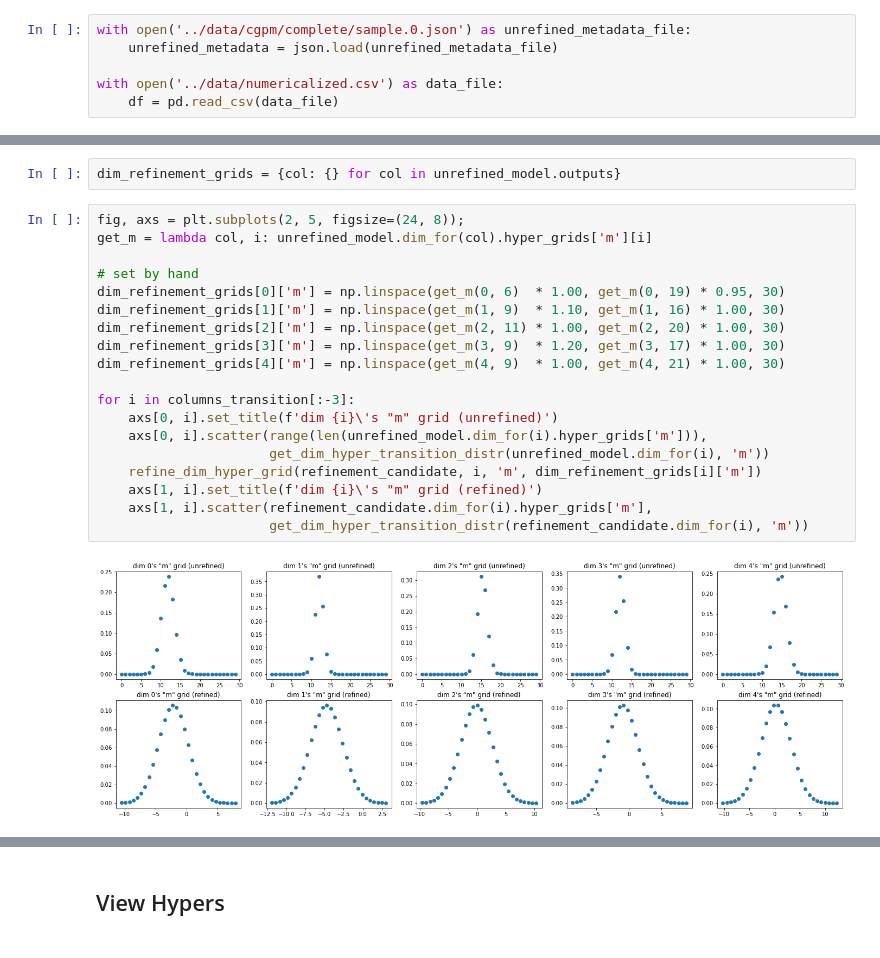
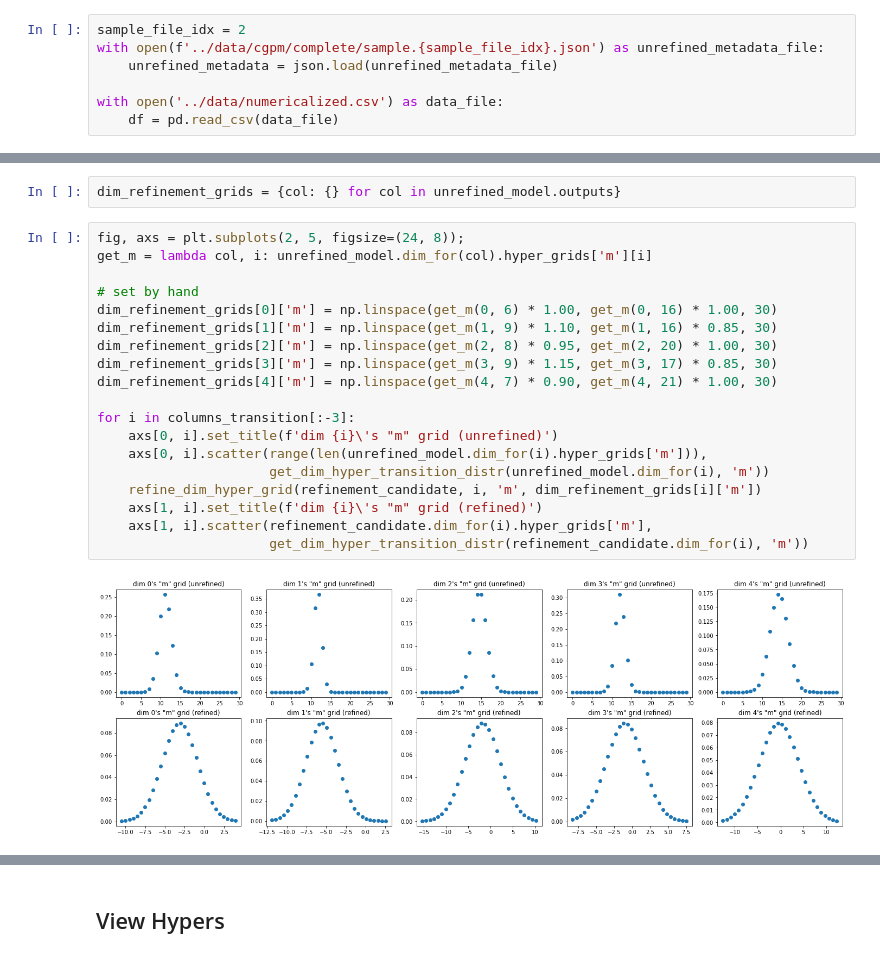
Before and after one commit to ChiSym/GenSQL.structure-learning, a Jupyter notebook: notebooks/manual-hyper-grid-refinement.ipynb, the cells around one changed output, grey strips where cells are left out. Drawn from its saved outputs; the diff is of its cells as text.

```diff
--- a/notebooks/manual-hyper-grid-refinement.ipynb
+++ b/notebooks/manual-hyper-grid-refinement.ipynb
@@ -15,7 +15,8 @@ from typing import Mapping
 import matplotlib.pyplot as plt
 import scipy
 # %%
-with open('../data/cgpm/complete/sample.0.json') as unrefined_metadata_file:
+sample_file_idx = 2
+with open(f'../data/cgpm/complete/sample.{sample_file_idx}.json') as unrefined_metadata_file:
     unrefined_metadata = json.load(unrefined_metadata_file)
 
 with open('../data/numericalized.csv') as data_file:
@@ -103,24 +103,24 @@ dim_refinement_grids = {col: {} for col in unrefined_model.outputs}
 # %%
 fig, axs = plt.subplots(2, 5, figsize=(24, 8));
 get_m = lambda col, i: unrefined_model.dim_for(col).hyper_grids['m'][i]
 
 # set by hand
-dim_refinement_grids[0]['m'] = np.linspace(get_m(0, 6)  * 1.00, get_m(0, 19) * 0.95, 30)
-dim_refinement_grids[1]['m'] = np.linspace(get_m(1, 9)  * 1.10, get_m(1, 16) * 1.00, 30)
-dim_refinement_grids[2]['m'] = np.linspace(get_m(2, 11) * 1.00, get_m(2, 20) * 1.00, 30)
-dim_refinement_grids[3]['m'] = np.linspace(get_m(3, 9)  * 1.20, get_m(3, 17) * 1.00, 30)
-dim_refinement_grids[4]['m'] = np.linspace(get_m(4, 9)  * 1.00, get_m(4, 21) * 1.00, 30)
+dim_refinement_grids[0]['m'] = np.linspace(get_m(0, 6) * 1.00, get_m(0, 16) * 1.00, 30)
+dim_refinement_grids[1]['m'] = np.linspace(get_m(1, 9) * 1.10, get_m(1, 16) * 0.85, 30)
+dim_refinement_grids[2]['m'] = np.linspace(get_m(2, 8) * 0.95, get_m(2, 20) * 1.00, 30)
+dim_refinement_grids[3]['m'] = np.linspace(get_m(3, 9) * 1.15, get_m(3, 17) * 0.85, 30)
+dim_refinement_grids[4]['m'] = np.linspace(get_m(4, 7) * 0.90, get_m(4, 21) * 1.00, 30)
 
 for i in columns_transition[:-3]:
     axs[0, i].set_title(f'dim {i}\'s "m" grid (unrefined)')
     axs[0, i].scatter(range(len(unrefined_model.dim_for(i).hyper_grids['m'])),
                       get_dim_hyper_transition_distr(unrefined_model.dim_for(i), 'm'))
     refine_dim_hyper_grid(refinement_candidate, i, 'm', dim_refinement_grids[i]['m'])
     axs[1, i].set_title(f'dim {i}\'s "m" grid (refined)')
     axs[1, i].scatter(refinement_candidate.dim_for(i).hyper_grids['m'],
                       get_dim_hyper_transition_distr(refinement_candidate.dim_for(i), 'm'))
 # %% [output]
-[figure, old version]
+[figure, new version]
 # %%
 fig, axs = plt.subplots(2, 5, figsize=(24, 8));
 get_s = lambda col, i: unrefined_model.dim_for(col).hyper_grids['s'][i]
```
Also changed, not shown: parts of 14 cells of this notebook, 1 other file.
